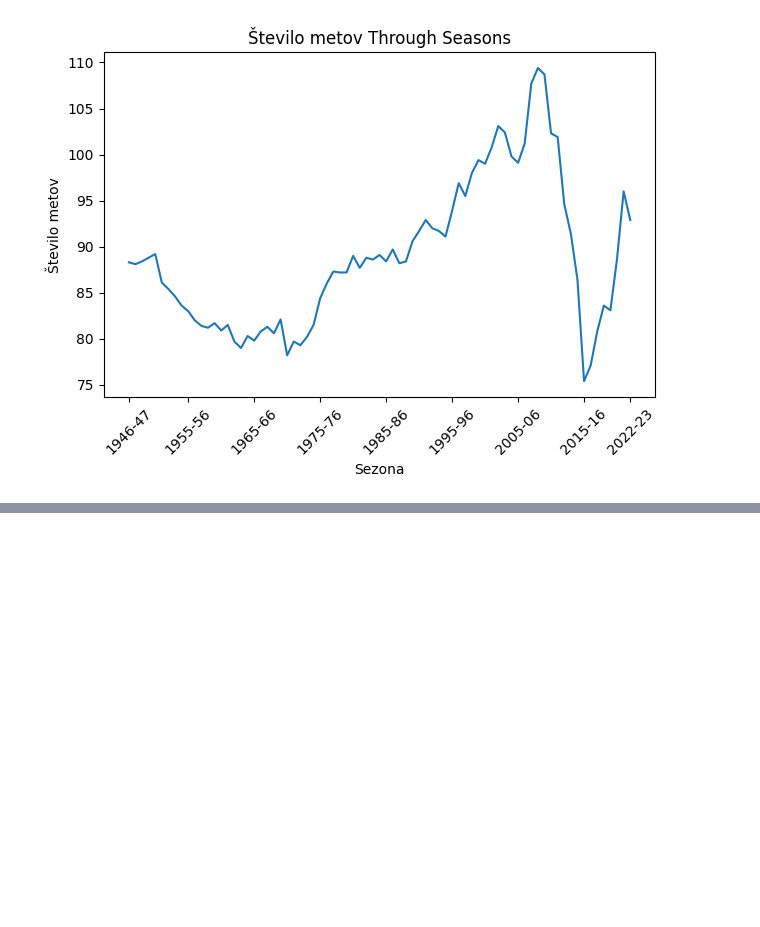
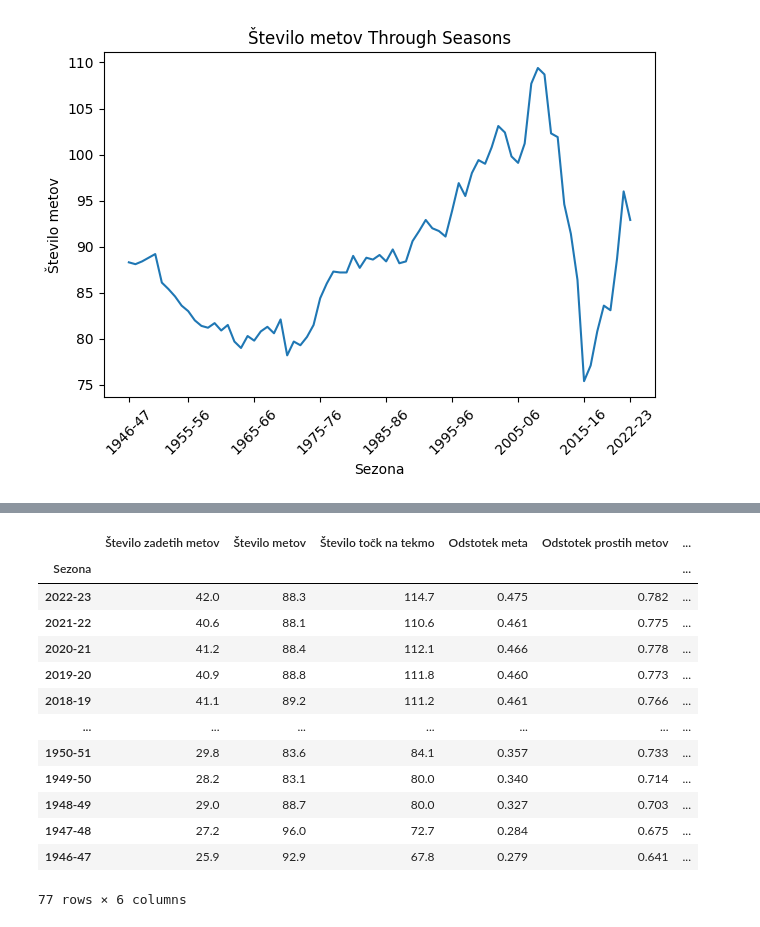
Before and after one commit to alkohasko/AnalizaNBA, a Jupyter notebook: analiza_podatkov.ipynb, the cells around one changed output, grey strips where cells are left out. Cells and saved outputs as stored; diff of their text form; code cells hidden in the pictures; blank space fills up the shorter version.

```diff
--- a/analiza_podatkov.ipynb
+++ b/analiza_podatkov.ipynb
@@ -59,0 +49,17 @@ ureditev.graf_metov()
+# %%
+sezone
+# %% [output]
+|  | Število zadetih metov | Število metov | Število točk na tekmo | Odstotek meta | Odstotek prostih metov | ... |
+| Sezona |  |  |  |  |  | ... |
+| 2022-23 | 42.0 | 88.3 | 114.7 | 0.475 | 0.782 | ... |
+| 2021-22 | 40.6 | 88.1 | 110.6 | 0.461 | 0.775 | ... |
+| 2020-21 | 41.2 | 88.4 | 112.1 | 0.466 | 0.778 | ... |
+| 2019-20 | 40.9 | 88.8 | 111.8 | 0.460 | 0.773 | ... |
+| 2018-19 | 41.1 | 89.2 | 111.2 | 0.461 | 0.766 | ... |
+| ... | ... | ... | ... | ... | ... | ... |
+| 1950-51 | 29.8 | 83.6 | 84.1 | 0.357 | 0.733 | ... |
+| 1949-50 | 28.2 | 83.1 | 80.0 | 0.340 | 0.714 | ... |
+| 1948-49 | 29.0 | 88.7 | 80.0 | 0.327 | 0.703 | ... |
+| 1947-48 | 27.2 | 96.0 | 72.7 | 0.284 | 0.675 | ... |
+| 1946-47 | 25.9 | 92.9 | 67.8 | 0.279 | 0.641 | ... |
+77 rows × 6 columns
```
Also changed, not shown: parts of 5 cells of this notebook.
